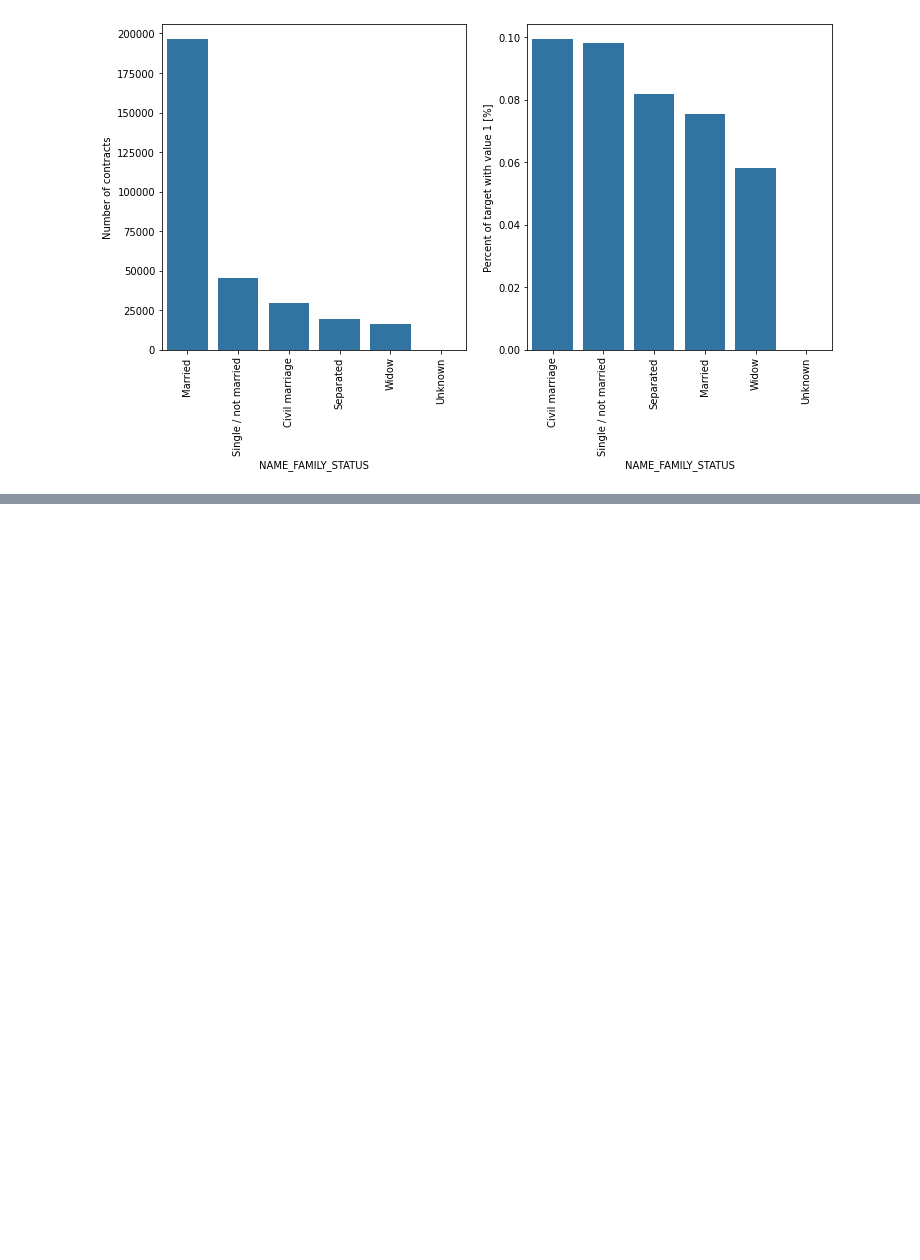
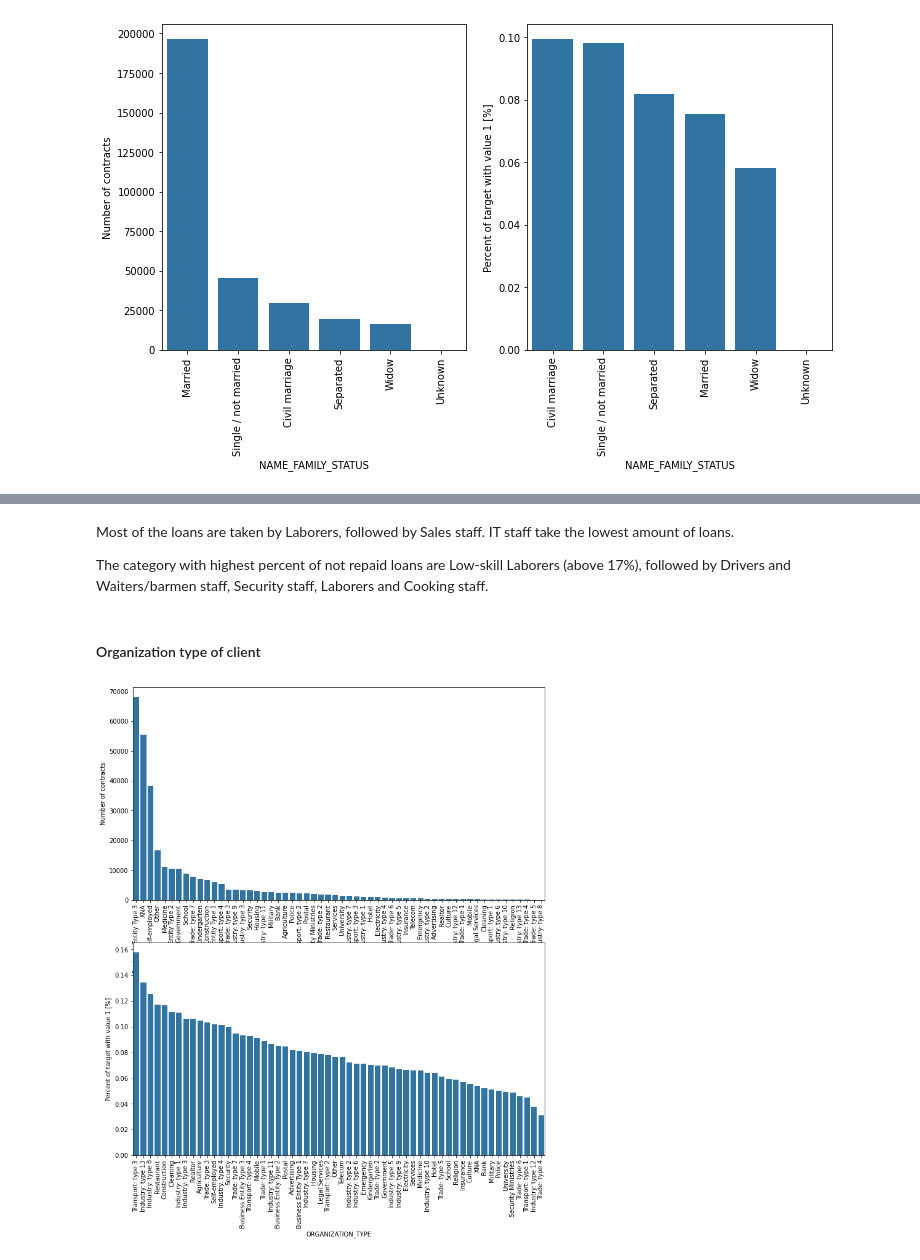
Before and after one commit to mhs10031990/Hands_on, a Jupyter notebook: CRA_Data_Visualization.ipynb, the cells around one changed output, grey strips where cells are left out. Saved outputs shown, nothing was run; the diff lists cells and outputs as text; code cells hidden in the pictures; blank space fills up the shorter version.

```diff
--- a/CRA_Data_Visualization.ipynb
+++ b/CRA_Data_Visualization.ipynb
@@ -200,0 +215,10 @@ Let's investigate the numbers of clients with different income type. As well, le
+# %% [markdown]
+Most of the loans are taken by Laborers, followed by Sales staff. IT staff take the lowest amount of loans.
+
+The category with highest percent of not repaid loans are Low-skill Laborers (above 17%), followed by Drivers and Waiters/barmen staff, Security staff, Laborers and Cooking staff.
+# %% [markdown]
+#### Organization type of client
+# %%
+plot_stats('ORGANIZATION_TYPE',True, False)
+# %% [output]
+[figure, added]
```
Also changed, not shown: parts of 40 cells of this notebook.
